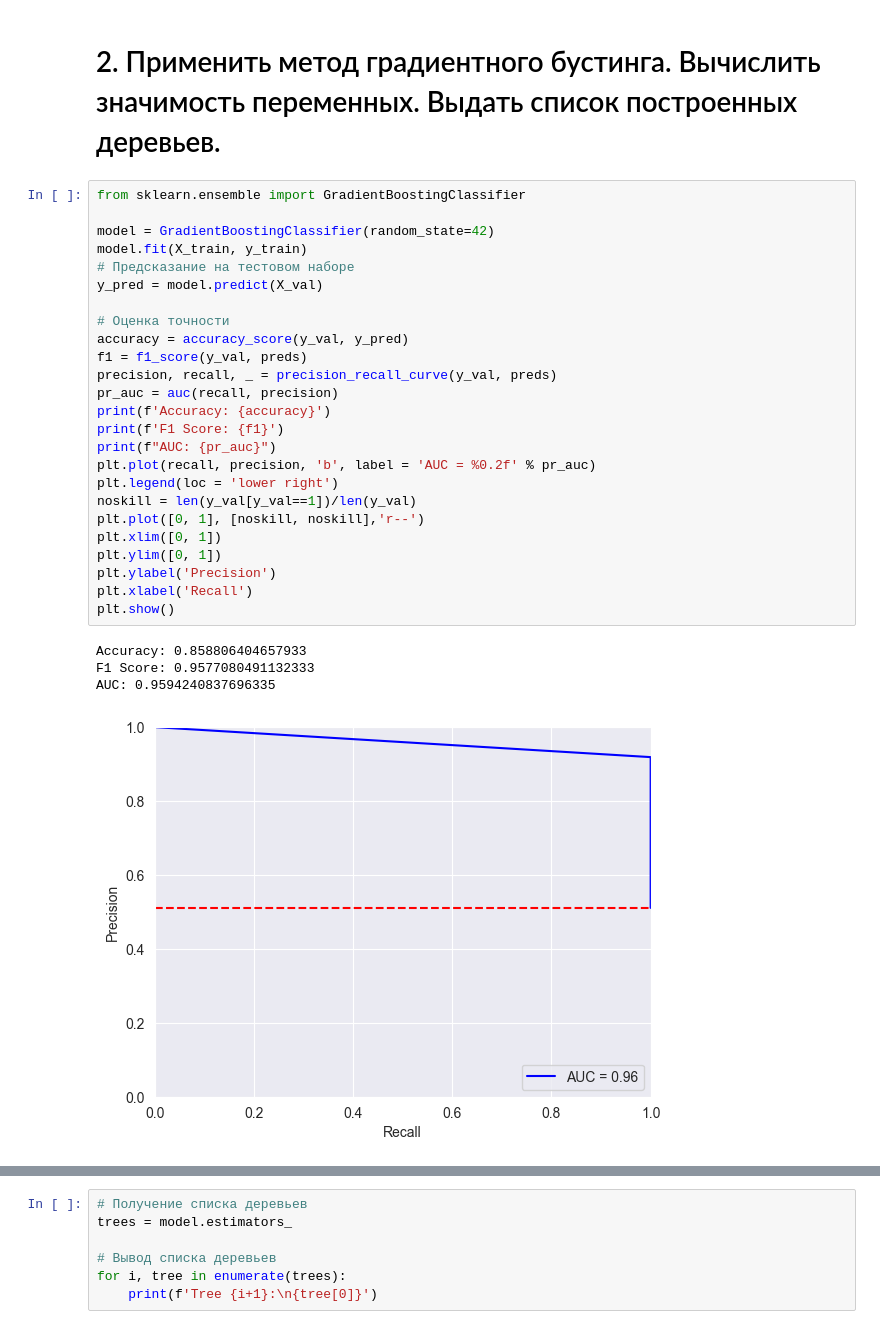
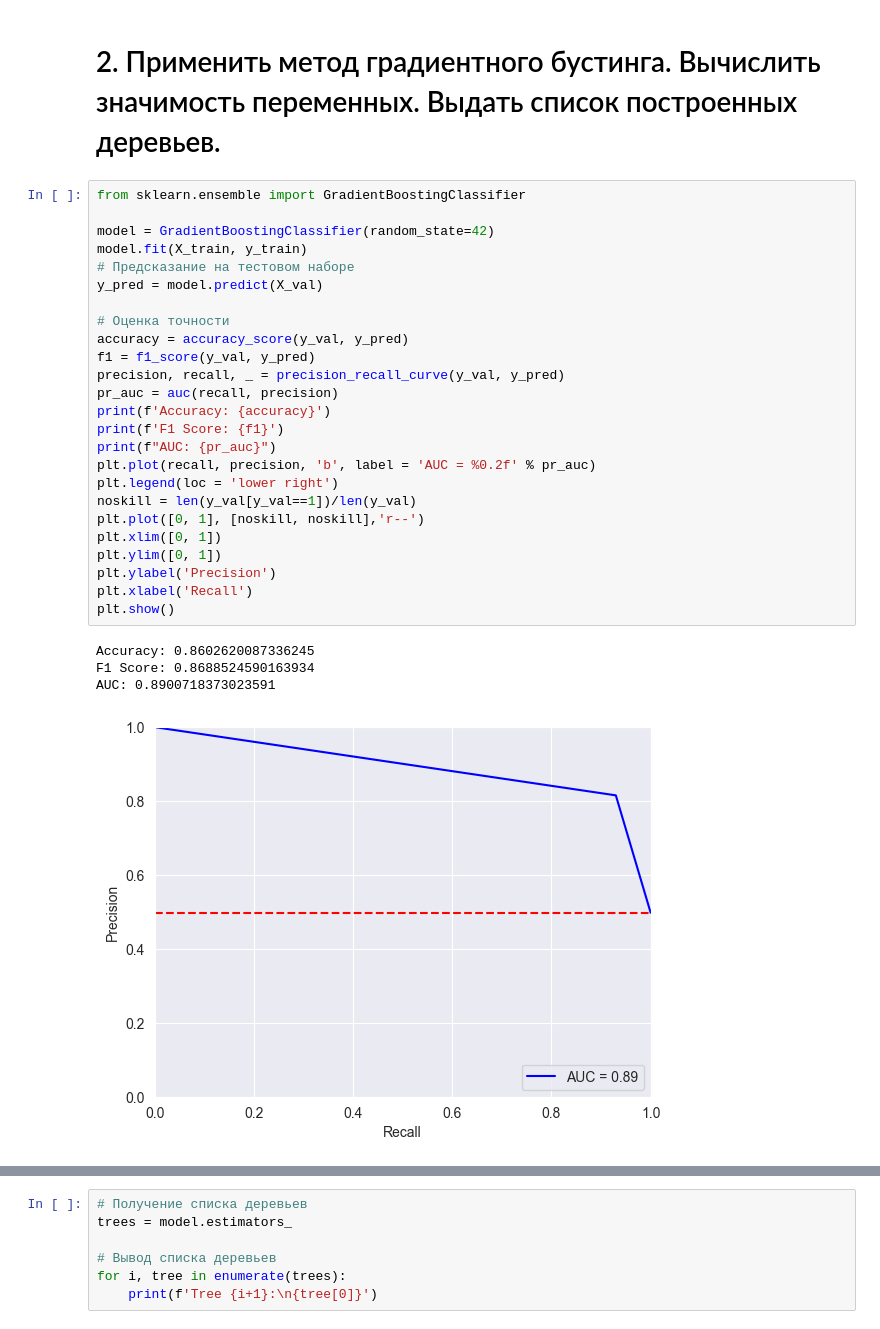
Before and after one commit to Sovego/ML_labs, a Jupyter notebook: lab3.ipynb, the cells around one changed output, grey strips where cells are left out. Cells and saved outputs as stored; diff of their text form.

```diff
--- a/lab3.ipynb
+++ b/lab3.ipynb
@@ -318,33 +350,33 @@ AUC: 0.9594240837696335
 # %%
 from sklearn.ensemble import GradientBoostingClassifier
 
 model = GradientBoostingClassifier(random_state=42)
 model.fit(X_train, y_train)
 # Предсказание на тестовом наборе
 y_pred = model.predict(X_val)
 
 # Оценка точности
 accuracy = accuracy_score(y_val, y_pred)
-f1 = f1_score(y_val, preds)
-precision, recall, _ = precision_recall_curve(y_val, preds)
+f1 = f1_score(y_val, y_pred)
+precision, recall, _ = precision_recall_curve(y_val, y_pred)
 pr_auc = auc(recall, precision)
 print(f'Accuracy: {accuracy}')
 print(f'F1 Score: {f1}')
 print(f"AUC: {pr_auc}")
 plt.plot(recall, precision, 'b', label = 'AUC = %0.2f' % pr_auc)
 plt.legend(loc = 'lower right')
 noskill = len(y_val[y_val==1])/len(y_val)
 plt.plot([0, 1], [noskill, noskill],'r--')
 plt.xlim([0, 1])
 plt.ylim([0, 1])
 plt.ylabel('Precision')
 plt.xlabel('Recall')
 plt.show()
 # %% [output]
-Accuracy: 0.858806404657933
-F1 Score: 0.9577080491132333
-AUC: 0.9594240837696335
+Accuracy: 0.8602620087336245
+F1 Score: 0.8688524590163934
+AUC: 0.8900718373023591
-[figure, old version]
+[figure, new version]
 # %%
 feature_imps = model.feature_importances_
 
```
Also changed, not shown: parts of 8 cells of this notebook, 3 other files.
